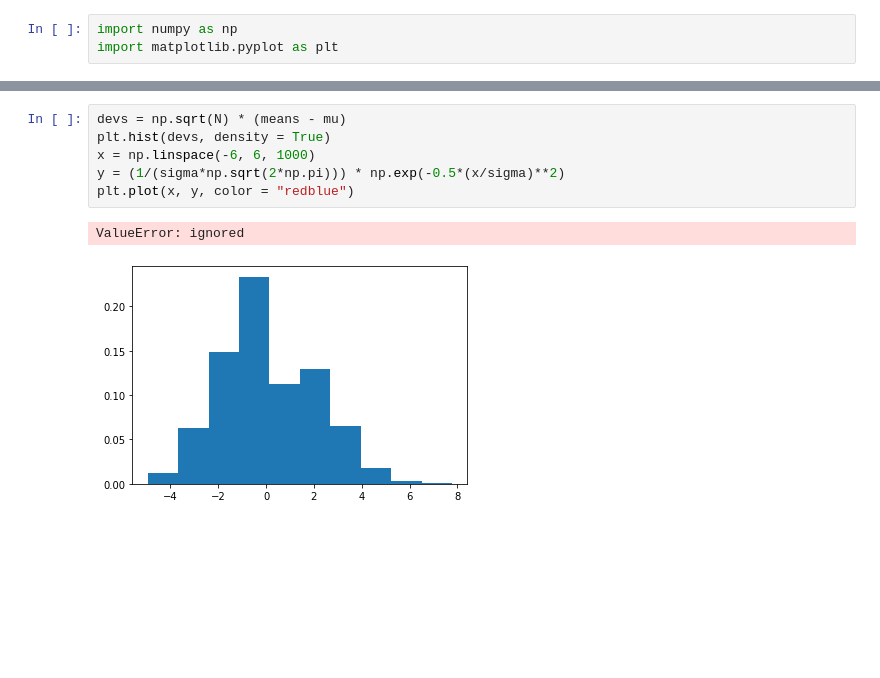
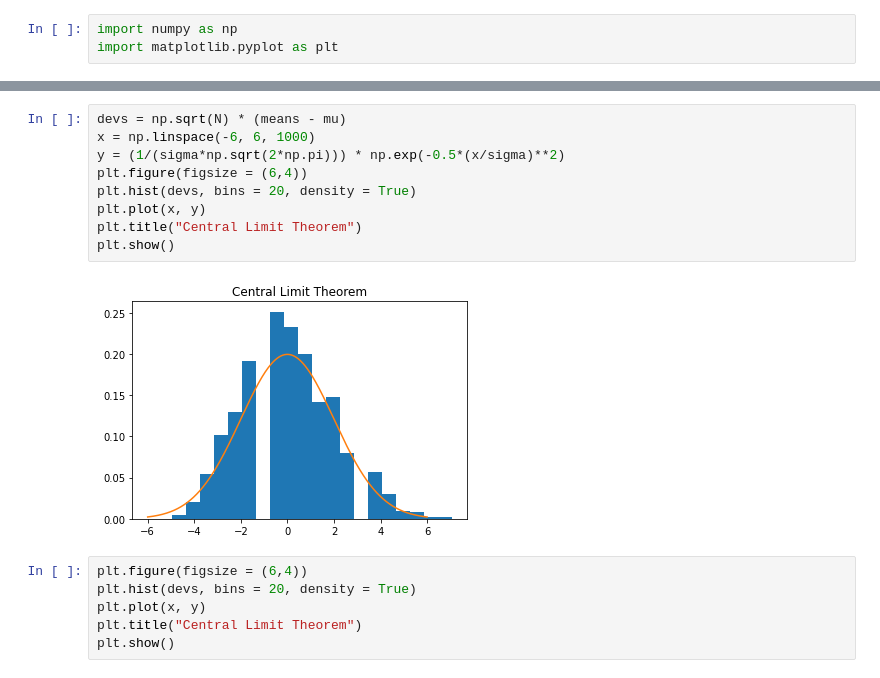
Before and after one commit to jp0utside/Programming-for-Mathematics, a Jupyter notebook: Warmups.ipynb, the cells around one changed output, grey strips where cells are left out. Drawn from its saved outputs; the diff is of its cells as text; blank space fills up the shorter version.

```diff
--- a/Warmups.ipynb
+++ b/Warmups.ipynb
@@ -148,9 +145,17 @@ plt.show()
 # %%
 devs = np.sqrt(N) * (means - mu)
-plt.hist(devs, density = True)
 x = np.linspace(-6, 6, 1000)
 y = (1/(sigma*np.sqrt(2*np.pi))) * np.exp(-0.5*(x/sigma)**2)
-plt.plot(x, y, color = "redblue")
+plt.figure(figsize = (6,4))
+plt.hist(devs, bins = 20, density = True)
+plt.plot(x, y)
+plt.title("Central Limit Theorem")
+plt.show()
 # %% [output]
-ValueError: ignored
-[figure, old version]
+[figure, new version]
+# %%
+plt.figure(figsize = (6,4))
+plt.hist(devs, bins = 20, density = True)
+plt.plot(x, y)
+plt.title("Central Limit Theorem")
+plt.show()
```
Also changed, not shown: parts of 2 cells of this notebook.
